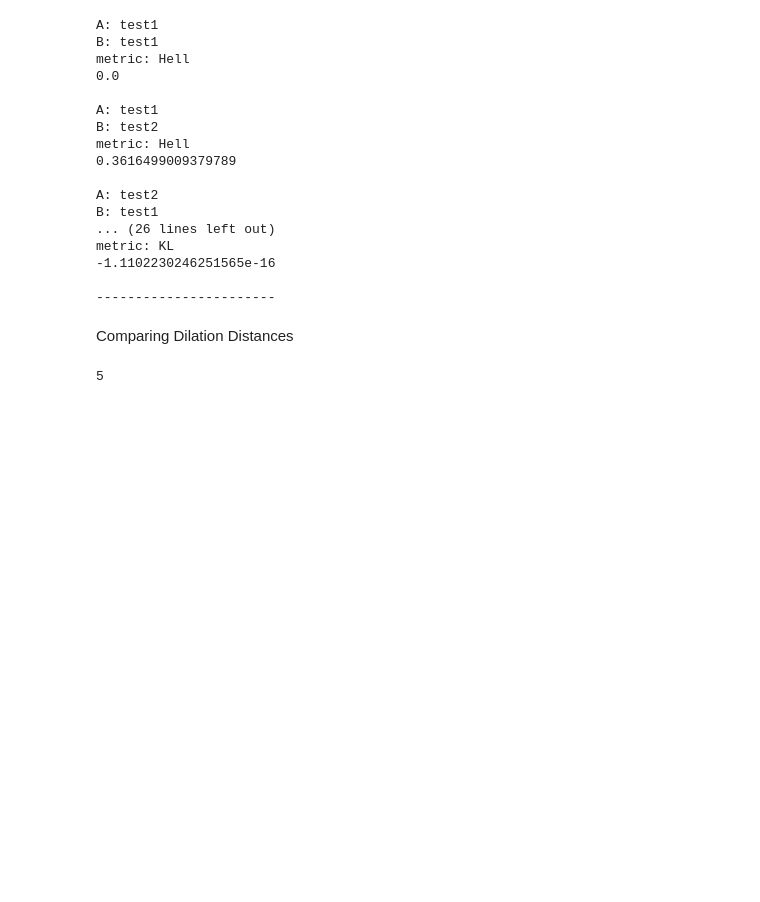
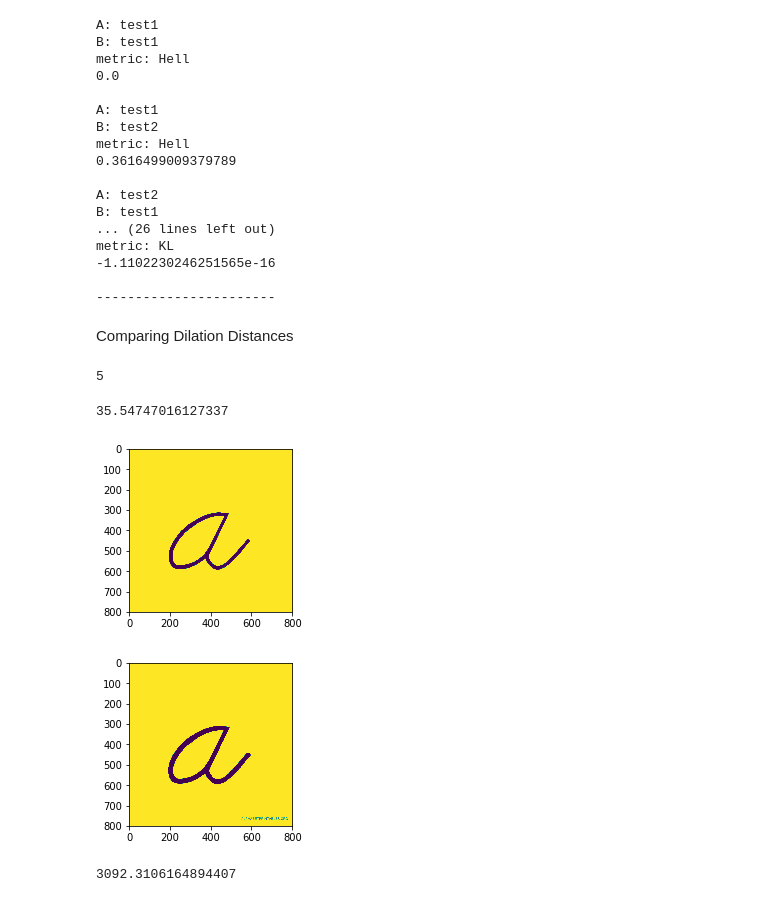
Before and after one commit to POkoroafor/matrixbubbling, a Jupyter notebook: jupyternotebook_old.ipynb, the cells around one changed output. Drawn from its saved outputs; the diff is of its cells as text; code cells hidden in the pictures; blank space fills up the shorter version.

```diff
--- a/jupyternotebook_old.ipynb
+++ b/jupyternotebook_old.ipynb
@@ -246,16 +246,21 @@ def computeDistances(image, images):
 
 characters = ['a','b','c','d','e']
 base_images = [cv2.imread(getFilename(char),0) for char in characters]
-transformed_images = [images for img in base_images for images in getTransforms(img)]
+#transformed_images = [images for img in base_images for images in getTransforms(img)]
 print(len(base_images))
 #for img in base_images:
 #    print(img.shape)
 #    draw_with_size(img, 3)
 #for img in transformed_images:
 #    draw_with_size(img, 3)
-for image in getTransforms(base_images[0]):
-    draw_with_size(image, 3)
-    computeDistances(image, base_images)
+#
+transforms = getTransforms(base_images[0])
+computeDistance(transforms[0], base_images[0], 20, "KL")
+
+
+#for image in getTransforms(base_images[0]):
+#    draw_with_size(image, 3)
+#    computeDistances(image, base_images)
 
 #map(lambda img: draw_with_size(img, 7), base_images)
 #print(base_images)
@@ -263,3 +268,14 @@ for image in getTransforms(base_images[0]):
 #computeDistance(img, dilation, 20, "KL")
 # %% [output]
 5
+35.54747016127337
+# %%
+draw_with_size(transforms[0], 3)
+draw_with_size(base_images[0], 3)
+# %% [output]
+[figure, added]
+[figure, added]
+# %%
+computeDistance(transforms[0], base_images[1], 20, "KL")
+# %% [output]
+3092.3106164894407
```
Also changed, not shown: parts of 2 cells of this notebook.
